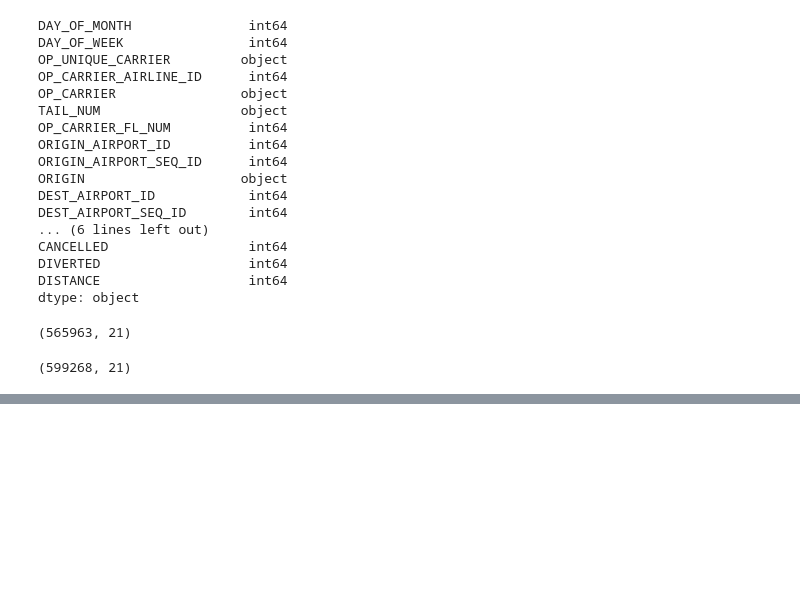
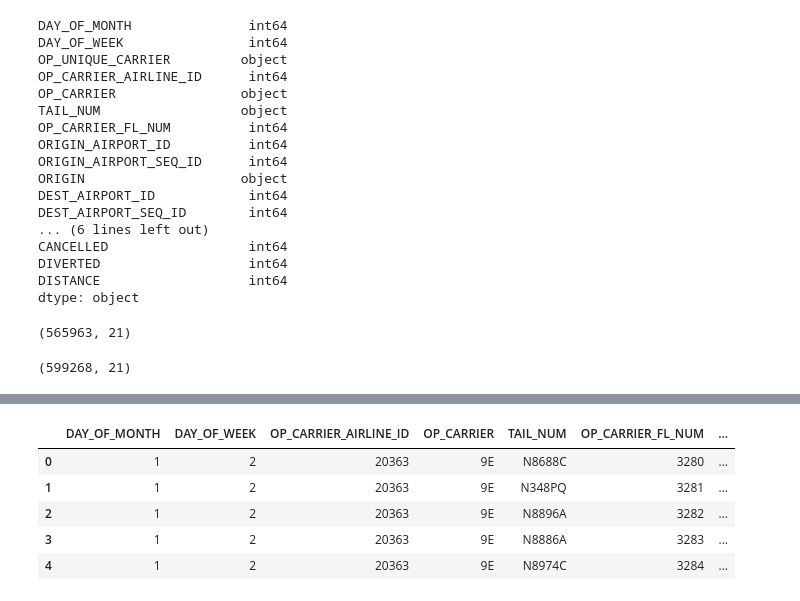
Before and after one commit to Duegan24/Final_Project, a Jupyter notebook: Database/Flights_Data.ipynb, the cells around one changed output, grey strips where cells are left out. Drawn from its saved outputs; the diff is of its cells as text; code cells hidden in the pictures; blank space fills up the shorter version.

Commit message:
Adding clean files

```diff
--- a/Database/Flights_Data.ipynb
+++ b/Database/Flights_Data.ipynb
@@ -160,3 +170,11 @@ jan_20[jan_20.OP_UNIQUE_CARRIER==jan_20.OP_CARRIER].shape
 # %%
-# jan_19 = jan_19.drop('OP_UNIQUE_CARRIER', axis=1)
+jan_19_clean = jan_19.drop(['OP_UNIQUE_CARRIER'], axis=1)
+jan_19_clean.head()
+# %% [output]
+|  | DAY_OF_MONTH | DAY_OF_WEEK | OP_CARRIER_AIRLINE_ID | OP_CARRIER | TAIL_NUM | OP_CARRIER_FL_NUM | ... |
+| 0 | 1 | 2 | 20363 | 9E | N8688C | 3280 | ... |
+| 1 | 1 | 2 | 20363 | 9E | N348PQ | 3281 | ... |
+| 2 | 1 | 2 | 20363 | 9E | N8896A | 3282 | ... |
+| 3 | 1 | 2 | 20363 | 9E | N8886A | 3283 | ... |
+| 4 | 1 | 2 | 20363 | 9E | N8974C | 3284 | ... |
 # %%
```
Also changed, not shown: parts of 4 cells of this notebook, 2 other files.
